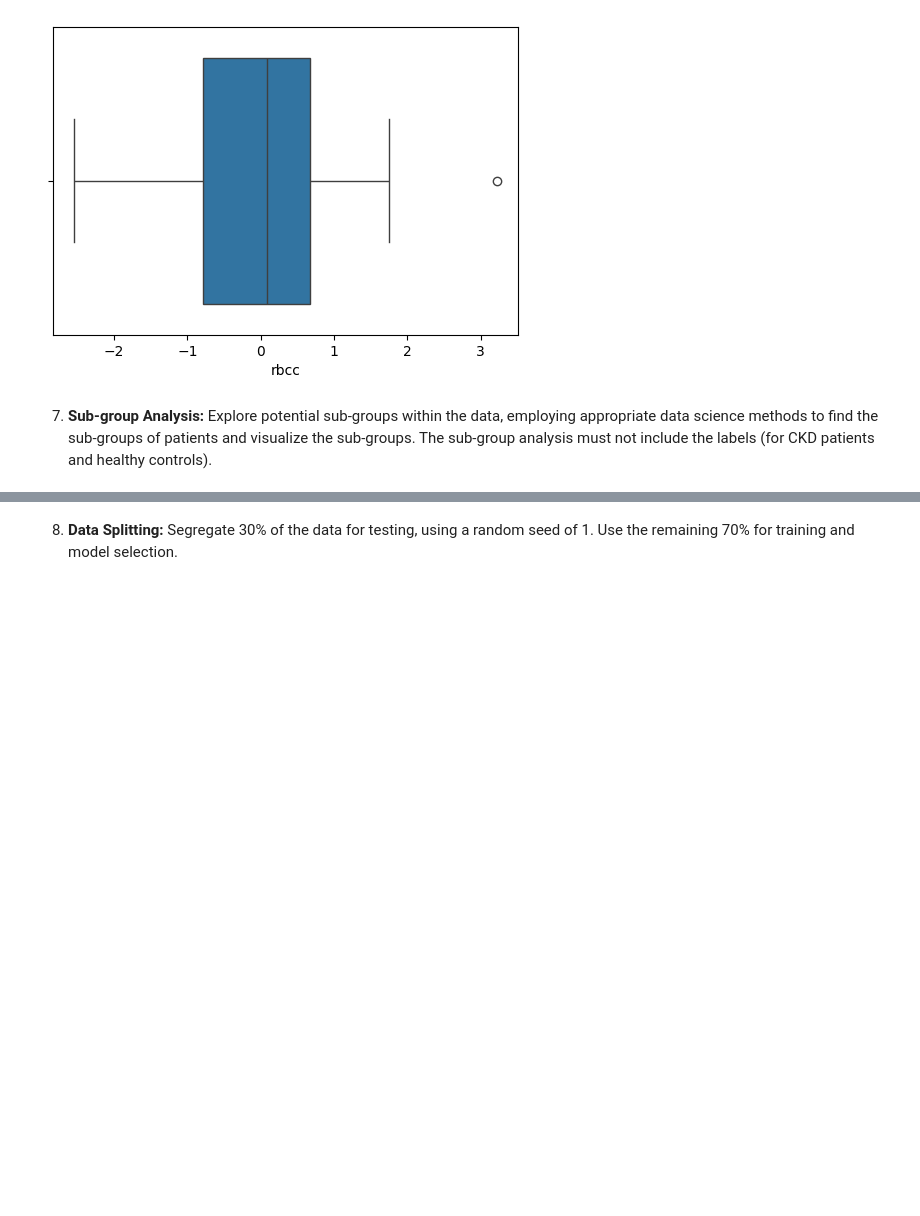
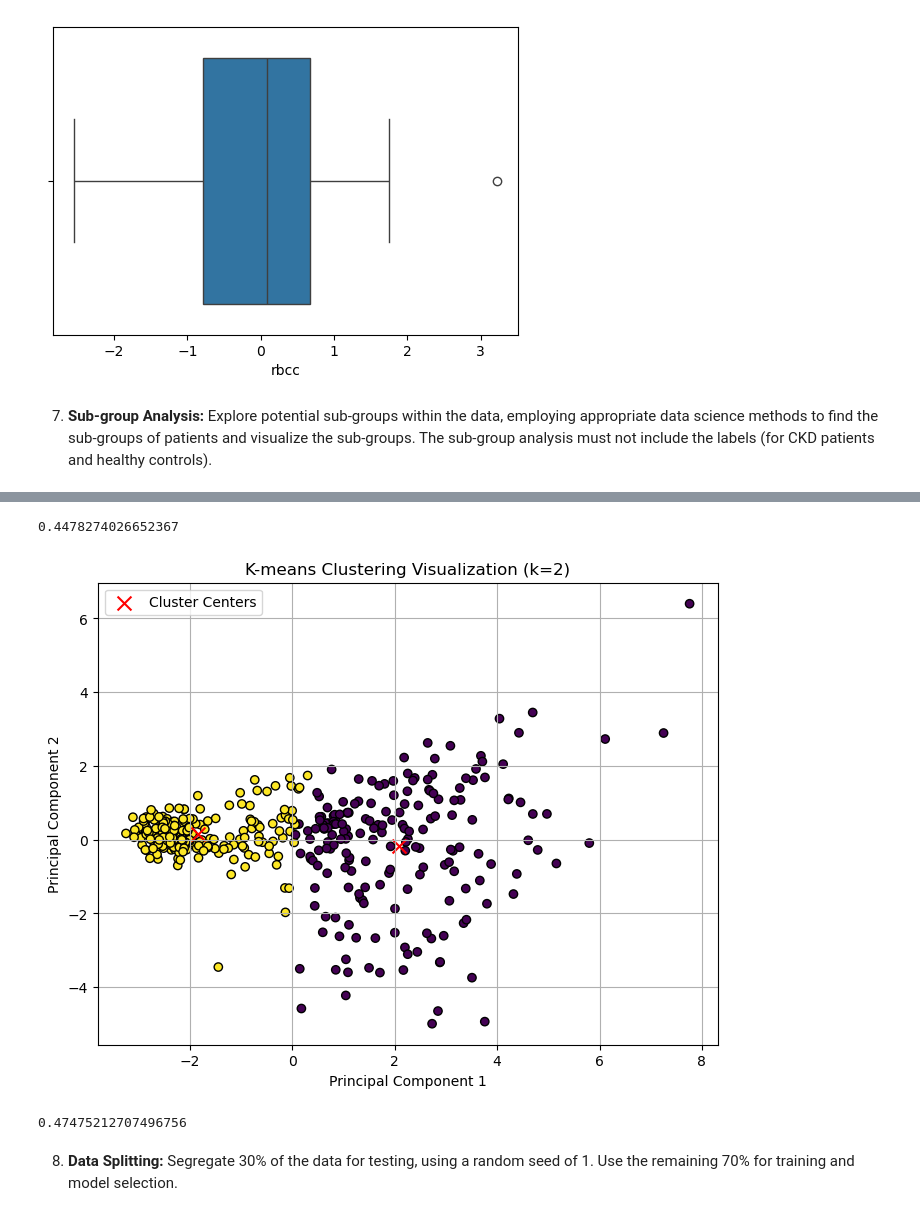
Before and after one commit to dail9/3da-assignment6, a Jupyter notebook: assignment6.ipynb, the cells around one changed output, grey strips where cells are left out. Cells and saved outputs as stored; diff of their text form; code cells hidden in the pictures; blank space fills up the shorter version.

```diff
--- a/assignment6.ipynb
+++ b/assignment6.ipynb
@@ -682,3 +950,38 @@ for col in float_col:
+# %%
+PCA_var=sum(pca_X.explained_variance_ratio_[0:2])
+PCA_var
+# %% [output]
+0.4478274026652367
+# %%
+plt.figure(figsize=(8, 6))
+
+principal_components = pca_X.fit_transform(X)
+kmeans = KMeans(n_clusters=2, n_init=20, random_state=0)
+kmeans.fit(principal_components)
+cluster_labels = kmeans.labels_
+
+# Plot data points
+plt.scatter(principal_components[:, 0], principal_components[:, 1], c=cluster_labels, cmap='viridis', edgecolors='k')
+
+# Plot cluster centers
+plt.scatter(kmeans.cluster_centers_[:, 0], kmeans.cluster_centers_[:, 1], marker='x', c='red', s=100, label='Cluster Centers')
+
+plt.title('K-means Clustering Visualization (k=2)')
+plt.xlabel('Principal Component 1')
+plt.ylabel('Principal Component 2')
+plt.legend()
+plt.grid(True)
+plt.show()
+# %% [output]
+[figure, added]
+# %%
+y_1d = np.ravel(y)
+
+adjusted_Rand_index = adjusted_rand_score(y_1d, cluster_labels)
+
+adjusted_Rand_index
+# %% [output]
+0.47475212707496756
 # %% [markdown]
 8. **Data Splitting:** Segregate 30% of the data for testing, using a random seed of 1. Use the remaining 70% for training and model selection.
 # %%
```
Also changed, not shown: parts of 23 cells of this notebook.
